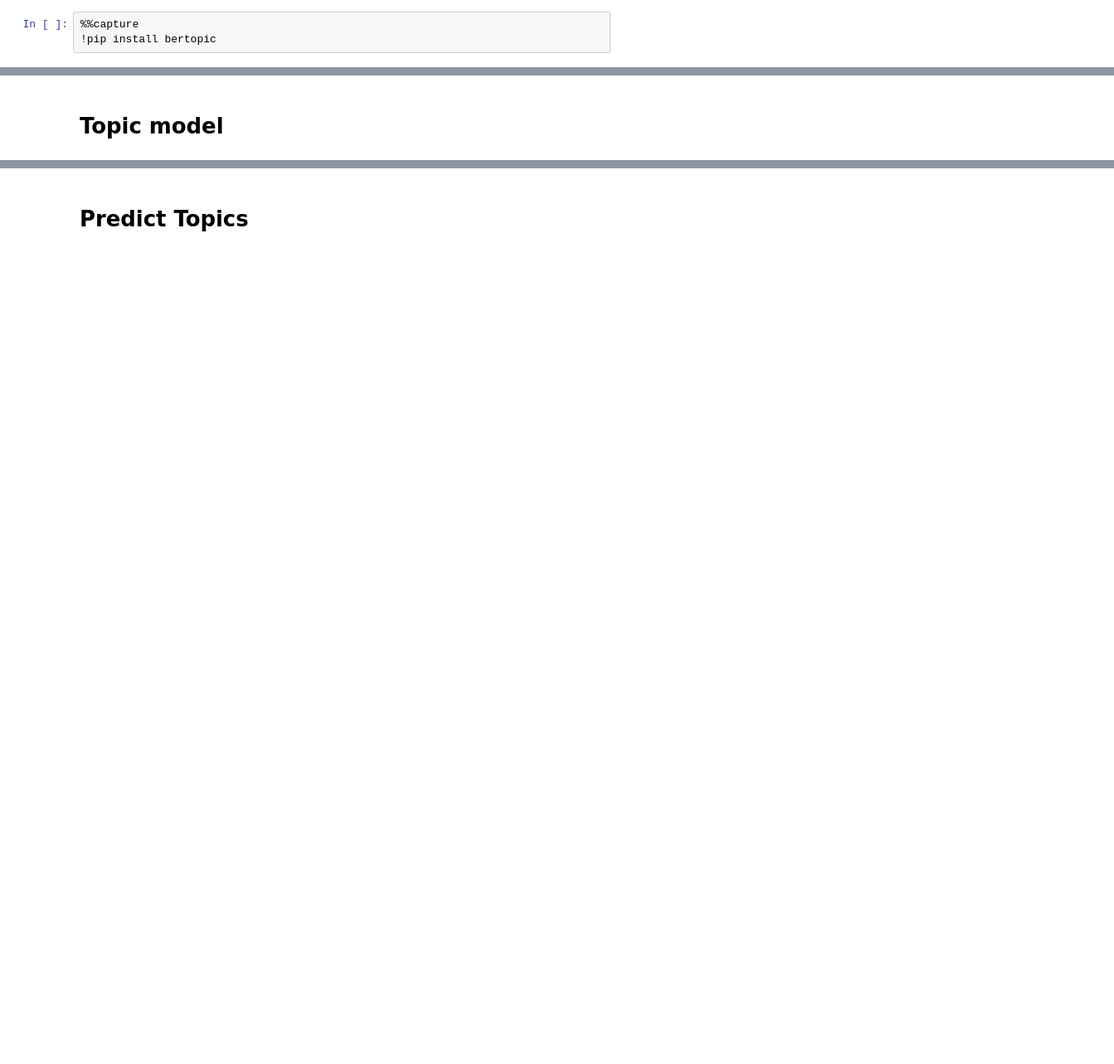
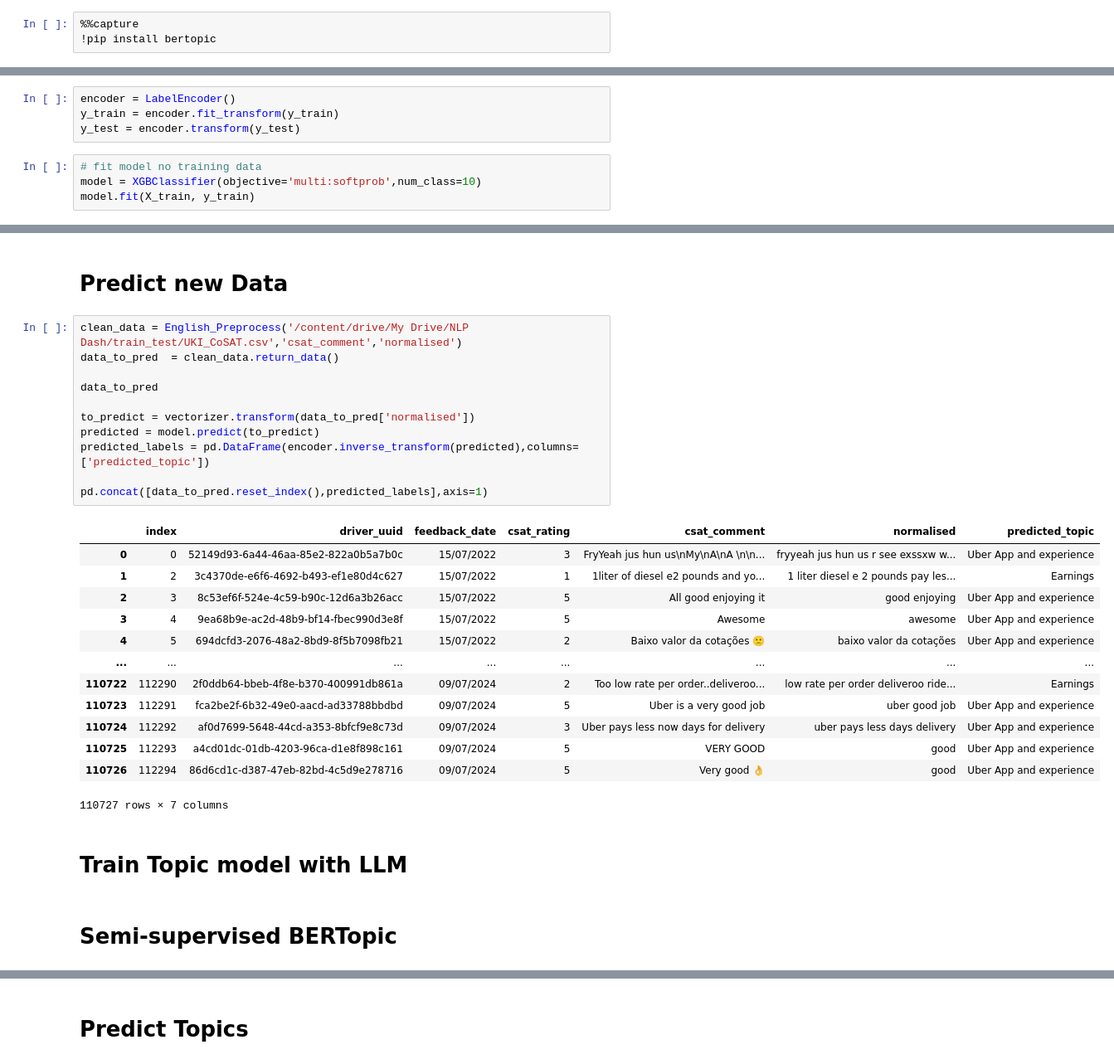
Before and after one commit to vlavrent/NLP_Dash, a Jupyter notebook: Topic_Modelling_for_English_data.ipynb, the cells around one changed output, grey strips where cells are left out. Shown: that part at 83% size. Cells and saved outputs as stored; diff of their text form; blank space fills up the shorter version.

```diff
--- a/Topic_Modelling_for_English_data.ipynb
+++ b/Topic_Modelling_for_English_data.ipynb
@@ -145,0 +237,8 @@ y_encoded = label_encode_decode(y,None,'encode',enc)
+# %%
+encoder = LabelEncoder()
+y_train = encoder.fit_transform(y_train)
+y_test = encoder.transform(y_test)
+# %%
+# fit model no training data
+model = XGBClassifier(objective='multi:softprob',num_class=10)
+model.fit(X_train, y_train)
@@ -146,3 +279,32 @@ y_encoded = label_encode_decode(y,None,'encode',enc)
+# %% [markdown]
+<h1>Predict new Data</h1>
+# %%
+clean_data = English_Preprocess('/content/drive/My Drive/NLP Dash/train_test/UKI_CoSAT.csv','csat_comment','normalised')
+data_to_pred  = clean_data.return_data()
+
+data_to_pred
+
+to_predict = vectorizer.transform(data_to_pred['normalised'])
+predicted = model.predict(to_predict)
+predicted_labels = pd.DataFrame(encoder.inverse_transform(predicted),columns=['predicted_topic'])
+
+pd.concat([data_to_pred.reset_index(),predicted_labels],axis=1)
+# %% [output]
+|  | index | driver_uuid | feedback_date | csat_rating | csat_comment | normalised | predicted_topic |
+| 0 | 0 | 52149d93-6a44-46aa-85e2-822a0b5a7b0c | 15/07/2022 | 3 | FryYeah jus hun us\nMy\nA\nA \n\n... | fryyeah jus hun us r see exssxw w... | Uber App and experience |
+| 1 | 2 | 3c4370de-e6f6-4692-b493-ef1e80d4c627 | 15/07/2022 | 1 | 1liter of diesel e2 pounds and yo... | 1 liter diesel e 2 pounds pay les... | Earnings |
+| 2 | 3 | 8c53ef6f-524e-4c59-b90c-12d6a3b26acc | 15/07/2022 | 5 | All good enjoying it | good enjoying | Uber App and experience |
+| 3 | 4 | 9ea68b9e-ac2d-48b9-bf14-fbec990d3e8f | 15/07/2022 | 5 | Awesome | awesome | Uber App and experience |
+| 4 | 5 | 694dcfd3-2076-48a2-8bd9-8f5b7098fb21 | 15/07/2022 | 2 | Baixo valor da cotações 🙁 | baixo valor da cotações | Uber App and experience |
+| ... | ... | ... | ... | ... | ... | ... | ... |
+| 110722 | 112290 | 2f0ddb64-bbeb-4f8e-b370-400991db861a | 09/07/2024 | 2 | Too low rate per order..deliveroo... | low rate per order deliveroo ride... | Earnings |
+| 110723 | 112291 | fca2be2f-6b32-49e0-aacd-ad33788bbdbd | 09/07/2024 | 5 | Uber is a very good job | uber good job | Uber App and experience |
+| 110724 | 112292 | af0d7699-5648-44cd-a353-8bfcf9e8c73d | 09/07/2024 | 3 | Uber pays less now days for delivery | uber pays less days delivery | Uber App and experience |
+| 110725 | 112293 | a4cd01dc-01db-4203-96ca-d1e8f898c161 | 09/07/2024 | 5 | VERY GOOD | good | Uber App and experience |
+| 110726 | 112294 | 86d6cd1c-d387-47eb-82bd-4c5d9e278716 | 09/07/2024 | 5 | Very good 👌 | good | Uber App and experience |
+110727 rows × 7 columns
 # %% [markdown]
-<H1>Topic model</H1>
+<H1>Train Topic model with LLM</H1>
+# %% [markdown]
+<h1>Semi-supervised BERTopic</h1>
 # %%
```
Also changed, not shown: parts of 21 cells of this notebook.
